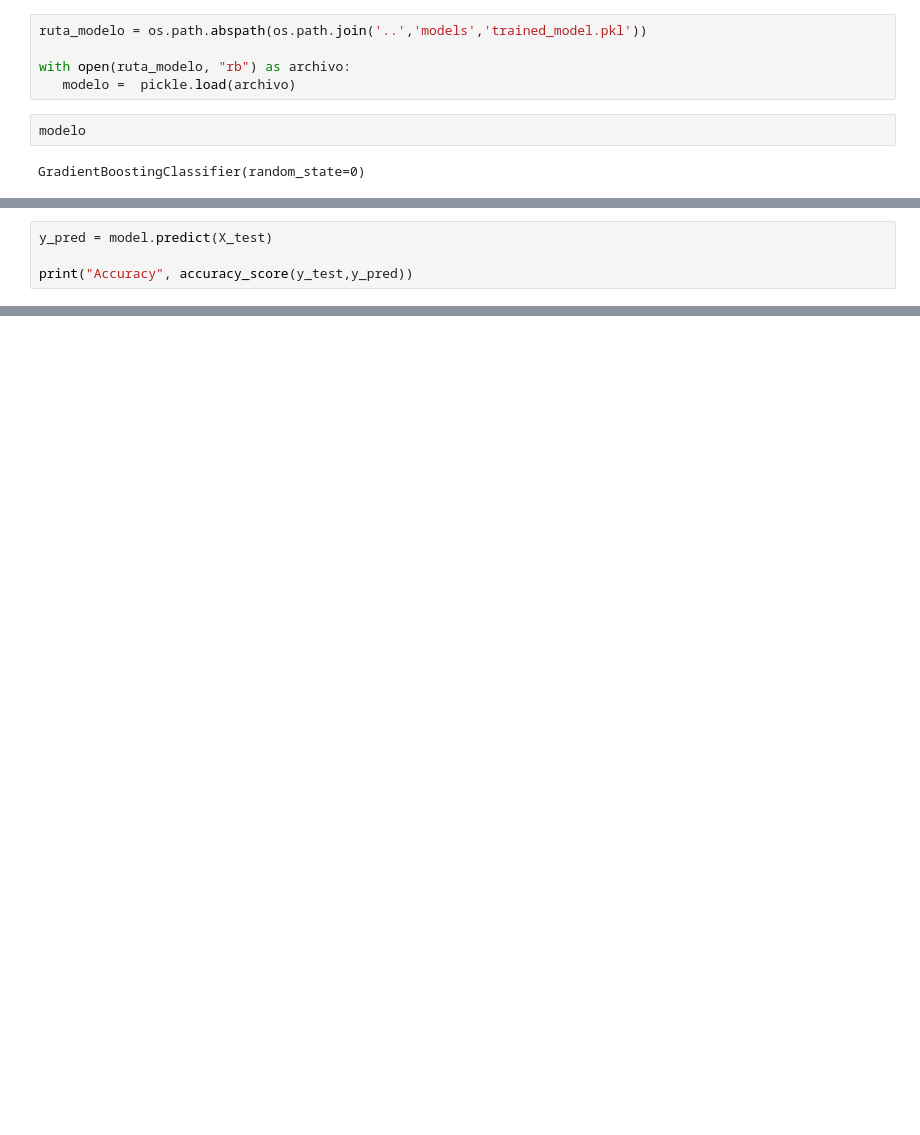
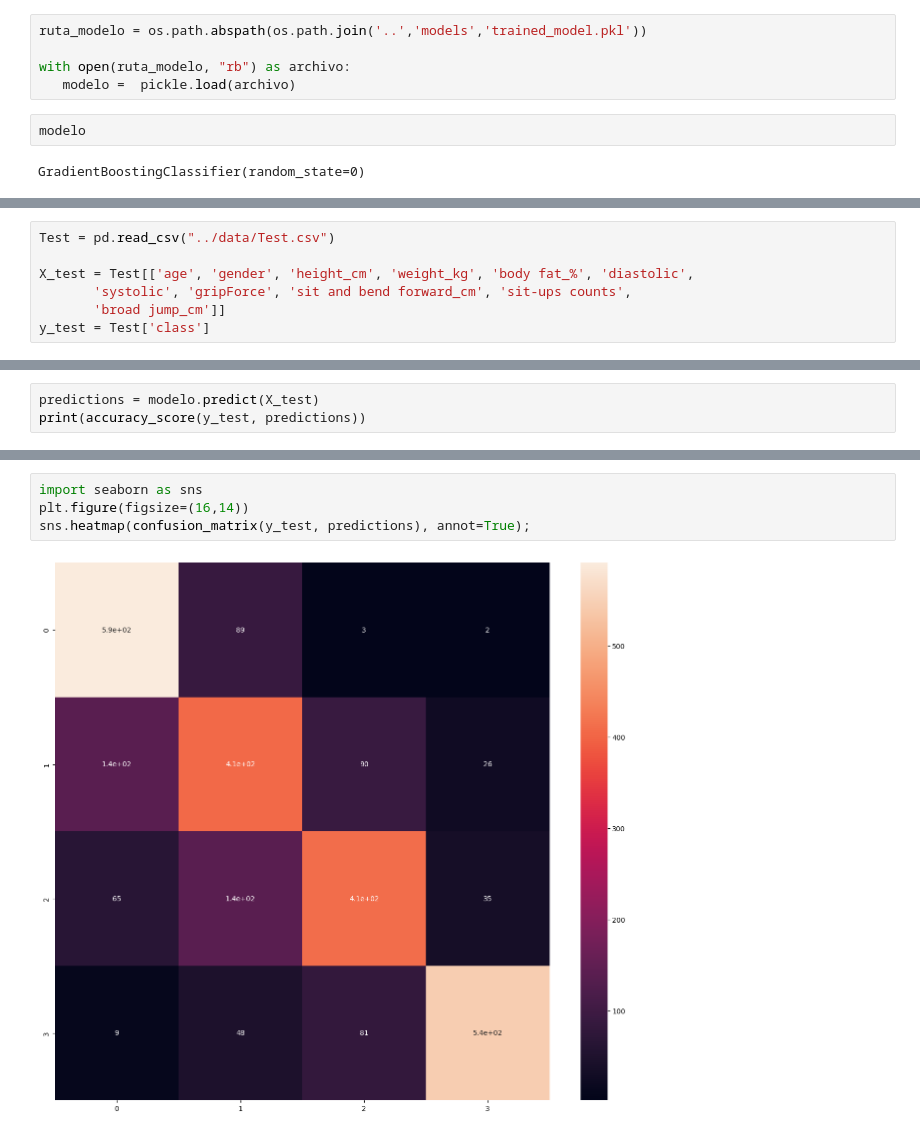
Before and after one commit to juanmendiz/ML-JUAN, a Jupyter notebook: notebooks/04_Evaluacion_Modelo.ipynb, the cells around one changed output, grey strips where cells are left out. Cells and saved outputs as stored; diff of their text form; blank space fills up the shorter version.

```diff
--- a/notebooks/04_Evaluacion_Modelo.ipynb
+++ b/notebooks/04_Evaluacion_Modelo.ipynb
@@ -44 +41,8 @@ y_test = df['class']
+# %%
+Test = pd.read_csv("../data/Test.csv")
+
+X_test = Test[['age', 'gender', 'height_cm', 'weight_kg', 'body fat_%', 'diastolic',
+       'systolic', 'gripForce', 'sit and bend forward_cm', 'sit-ups counts',
+       'broad jump_cm']]
+y_test = Test['class']
 # %%
@@ -51,4 +53,3 @@ print("R2 Score", r2_score(y_test,y_pred))
 # %%
-y_pred = model.predict(X_test)
-
-print("Accuracy", accuracy_score(y_test,y_pred))
+predictions = modelo.predict(X_test)
+print(accuracy_score(y_test, predictions))
@@ -54,0 +78,6 @@ print("Accuracy", accuracy_score(y_test,y_pred))
+# %%
+import seaborn as sns
+plt.figure(figsize=(16,14))
+sns.heatmap(confusion_matrix(y_test, predictions), annot=True);
+# %% [output]
+[figure, added]
```
Also changed, not shown: parts of 21 cells of this notebook, 26 other files.
